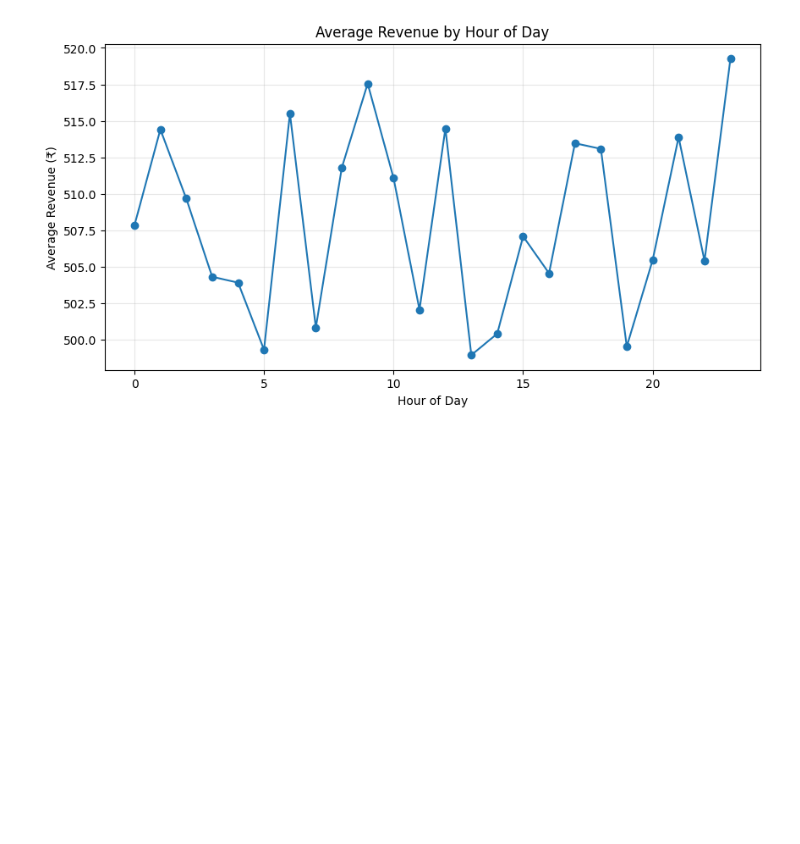
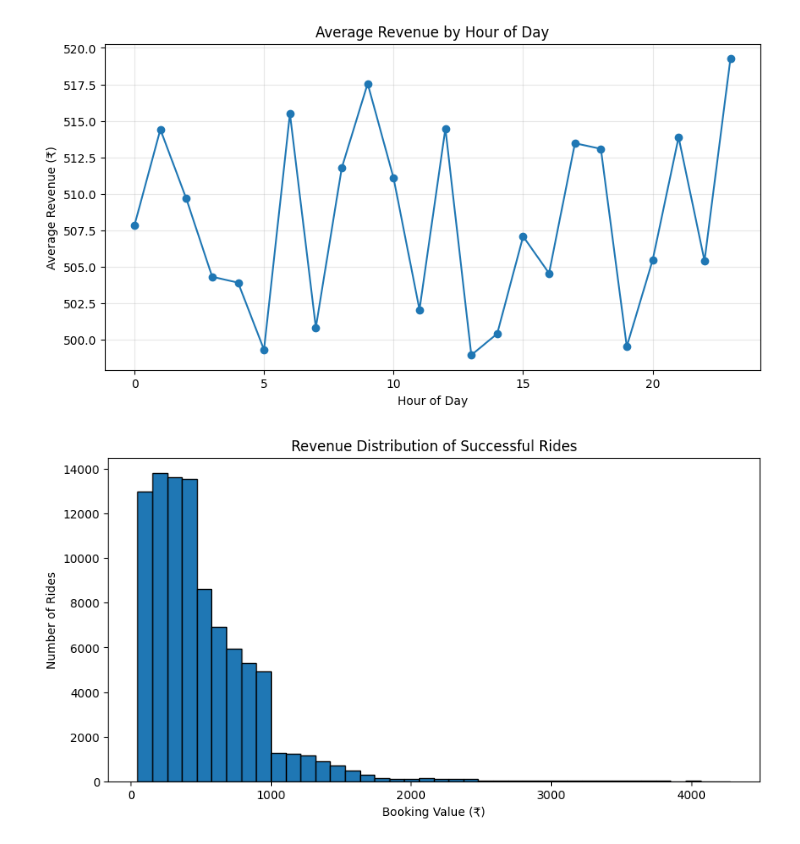
Before and after one commit to debjit11/Namma-Yatri-and-Uber-Analysis, a Jupyter notebook: uber_main.ipynb, the cells around one changed output. Drawn from its saved outputs; the diff is of its cells as text; code cells hidden in the pictures; blank space fills up the shorter version.

```diff
--- a/uber_main.ipynb
+++ b/uber_main.ipynb
@@ -465,3 +465,20 @@ plt.grid(True, alpha=0.3)
 plt.show()
 # %% [output]
 [figure]
+# %%
+import matplotlib.pyplot as plt
+
+# Keep only successful rides
+successful_rides = df[df['Successful'] == True]
+
+# Histogram of revenue
+plt.figure(figsize=(10,5))
+plt.hist(successful_rides['Booking_Value'], bins=40, edgecolor='black')
+
+plt.title("Revenue Distribution of Successful Rides")
+plt.xlabel("Booking Value (₹)")
+plt.ylabel("Number of Rides")
+
+plt.show()
+# %% [output]
+[figure, added]
```
